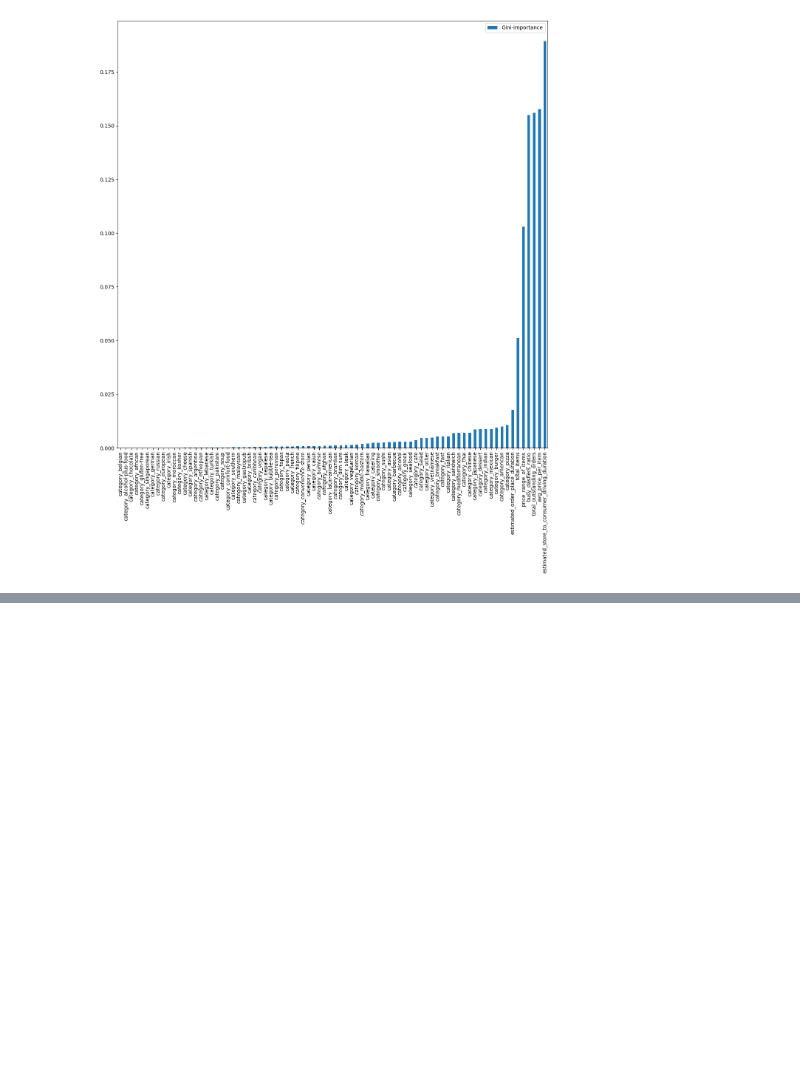
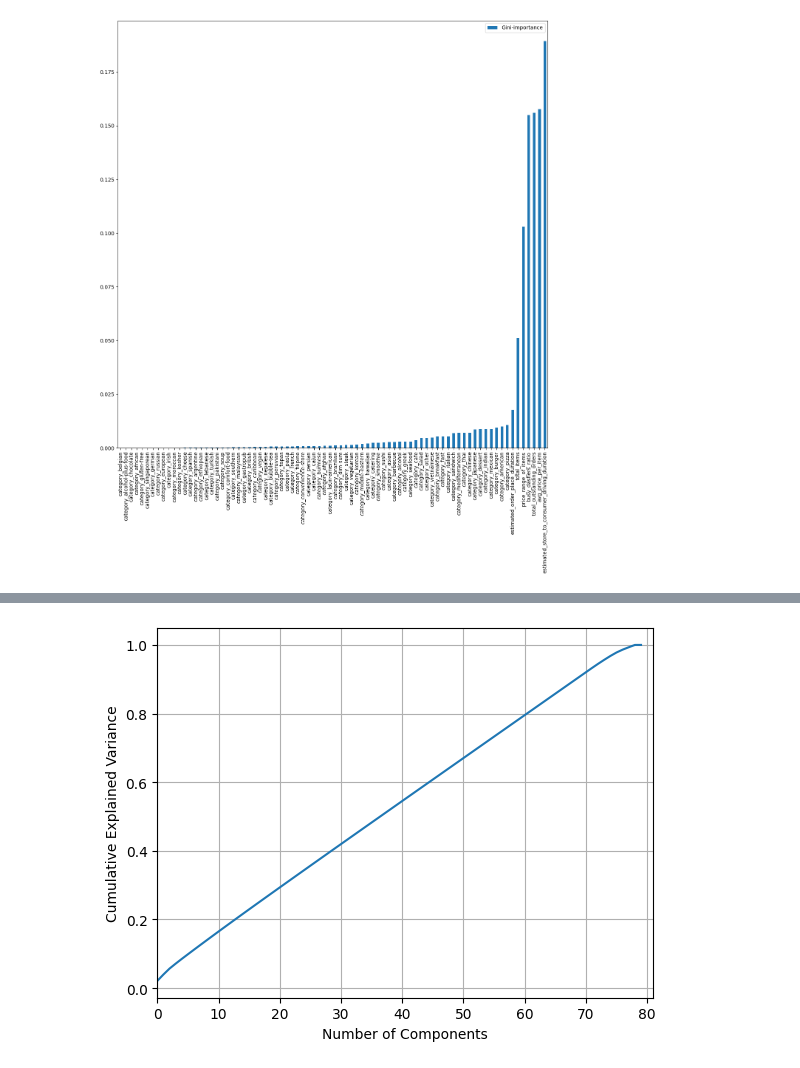
Before and after one commit to shailesh097/delivery_duration_prediction, a Jupyter notebook: delivery_duration.ipynb, the cells around one changed output, grey strips where cells are left out. Drawn from its saved outputs; the diff is of its cells as text; code cells hidden in the pictures; blank space fills up the shorter version.

Commit message:
normalize X_train

```diff
--- a/delivery_duration.ipynb
+++ b/delivery_duration.ipynb
@@ -608,0 +634,16 @@ plt.show()
+# %%
+X_Train = X_train
+
+# Finding the normalized array of X_train
+X_std = StandardScaler().fit_transform(X_Train)
+
+# fit the pca model in the standarized data 'X_std'
+pca = PCA().fit(X_std)
+plt.plot(np.cumsum(pca.explained_variance_ratio_))
+plt.xlim(0, 81, 1)
+plt.xlabel('Number of Components')
+plt.ylabel('Cumulative Explained Variance')
+plt.grid(True)
+plt.show()
+# %% [output]
+[figure, added]
```
Also changed, not shown: parts of 7 cells of this notebook.
